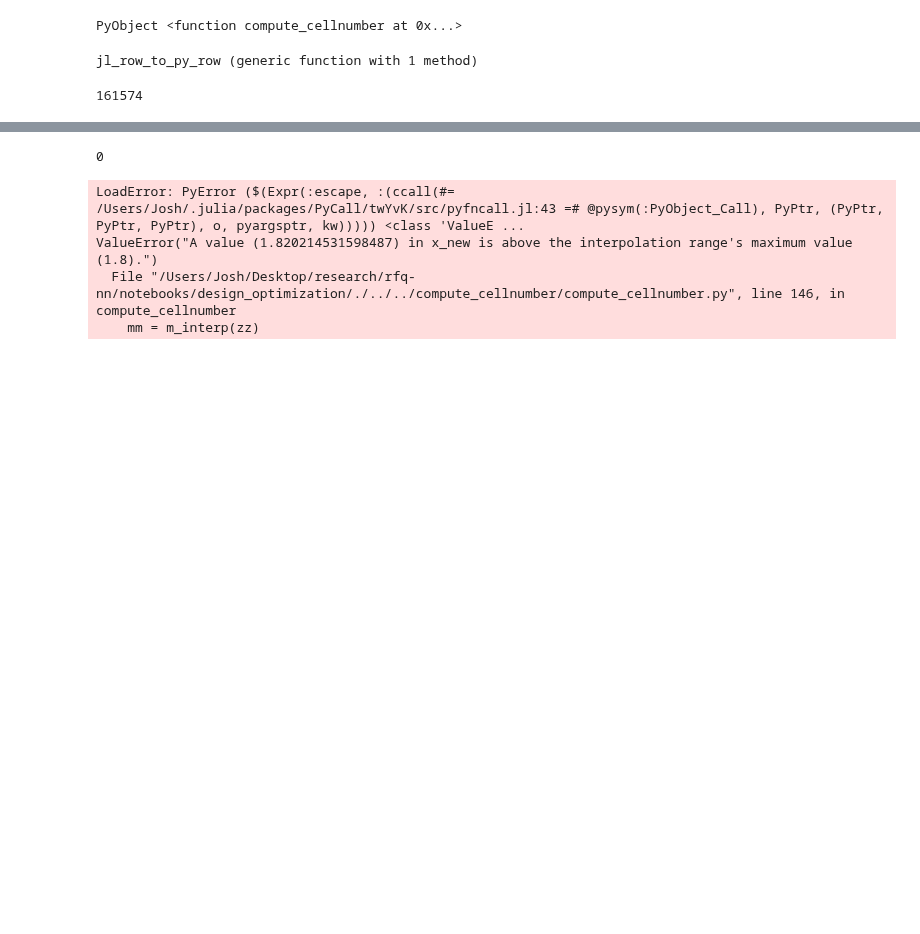
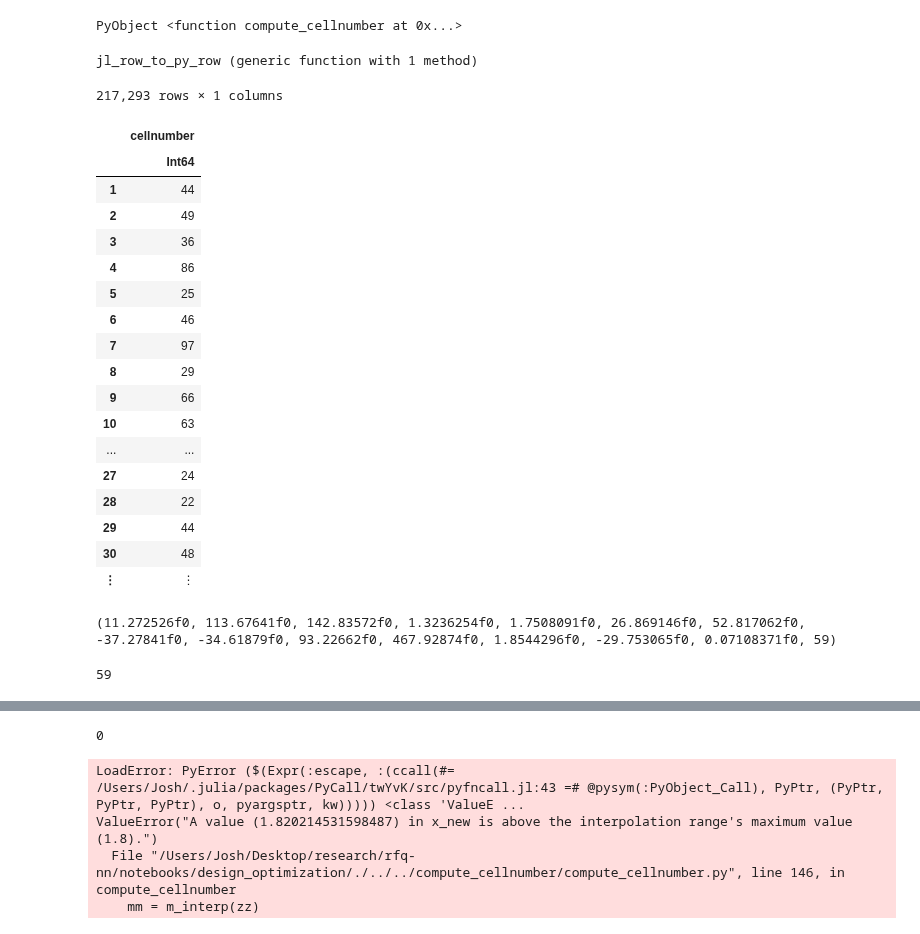
Before and after one commit to joshvillarreal/rfq-nn, a Jupyter notebook: notebooks/design_optimization/optimize.ipynb, the cells around one changed output, grey strips where cells are left out. Drawn from its saved outputs; the diff is of its cells as text; code cells hidden in the pictures; blank space fills up the shorter version.

Commit message:
redid cellnumber data with correct objectives, fixing cellnumber preds in design opt notebook

```diff
--- a/notebooks/design_optimization/optimize.ipynb
+++ b/notebooks/design_optimization/optimize.ipynb
@@ -280,10 +280,36 @@ function jl_row_to_py_row(jl_row)
 end
 # %% [output]
 jl_row_to_py_row (generic function with 1 method)
-# %%
-size(x_raw_df)[1]
-# %% [output]
-161574
+# %%
+cellnumber_df
+# %% [output]
+217,293 rows × 1 columns
+|  | cellnumber |
+|  | Int64 |
+| 1 | 44 |
+| 2 | 49 |
+| 3 | 36 |
+| 4 | 86 |
+| 5 | 25 |
+| 6 | 46 |
+| 7 | 97 |
+| 8 | 29 |
+| 9 | 66 |
+| 10 | 63 |
+| ... | ... |
+| 27 | 24 |
+| 28 | 22 |
+| 29 | 44 |
+| 30 | 48 |
+| ⋮ | ⋮ |
+# %%
+values(x_raw_df[10, :])
+# %% [output]
+(11.272526f0, 113.67641f0, 142.83572f0, 1.3236254f0, 1.7508091f0, 26.869146f0, 52.817062f0, -37.27841f0, -34.61879f0, 93.22662f0, 467.92874f0, 1.8544296f0, -29.753065f0, 0.07108371f0, 59)
+# %%
+compute_cellnumber(jl_row_to_py_row(x_raw_df[10, :]))
+# %% [output]
+59
 # %%
 # sanity check
 cns_pred = []
```
Also changed, not shown: parts of 3 cells of this notebook, 3 other files.
